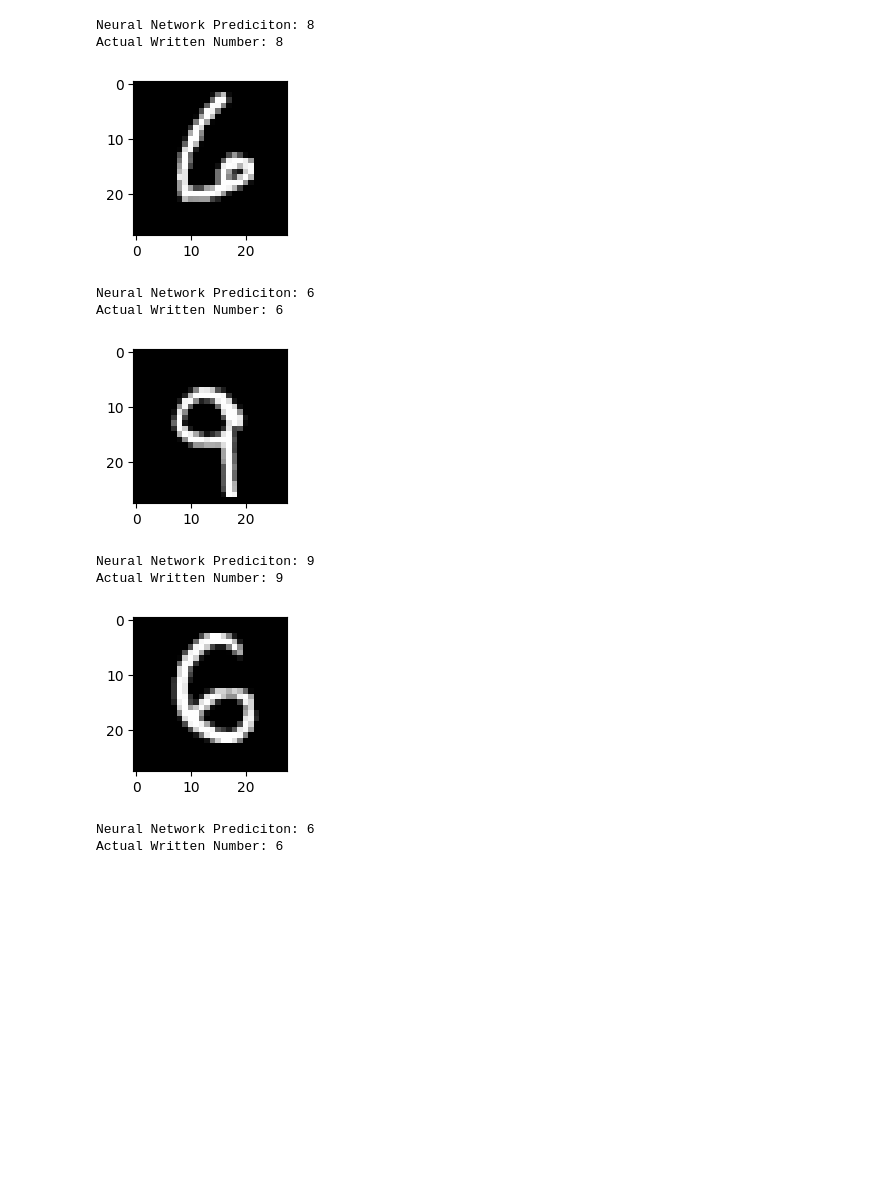
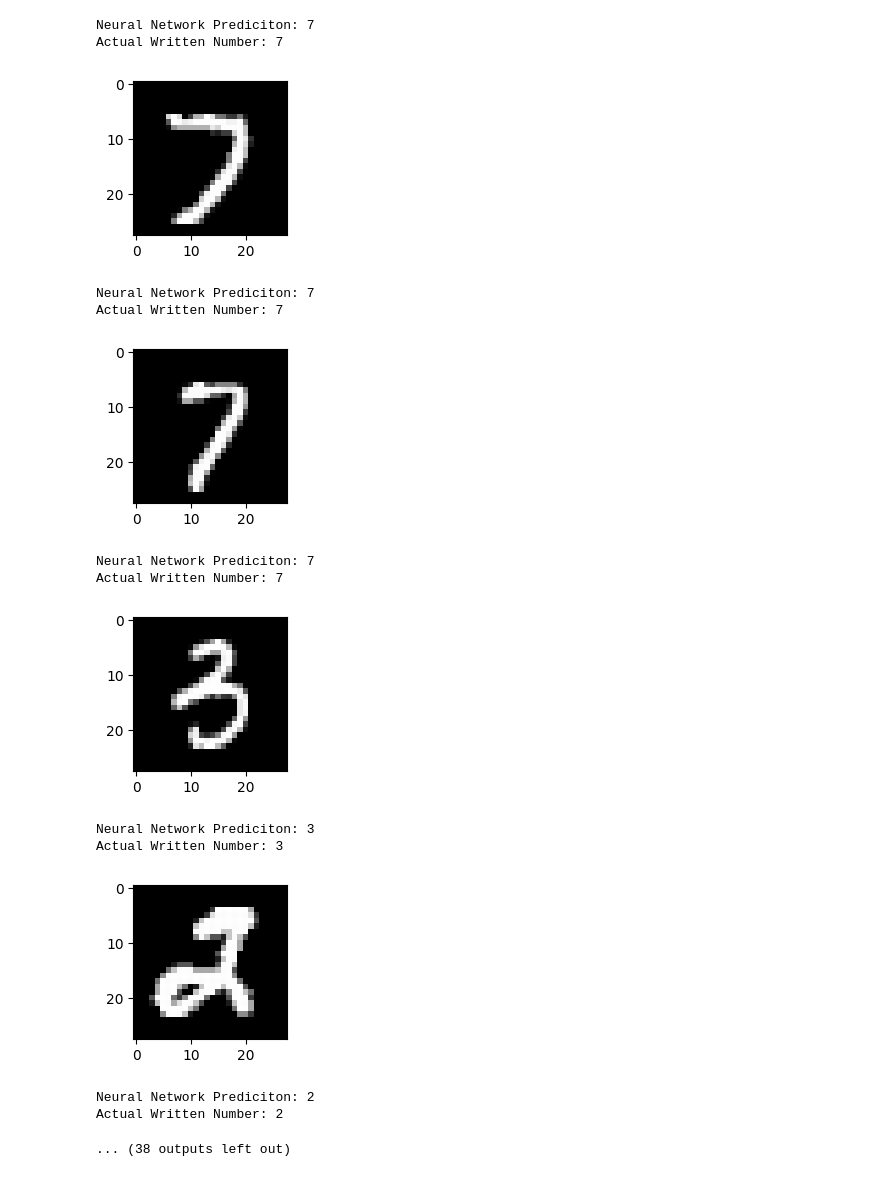
Before and after one commit to AdityaShelke29/Machine-Learning, a Jupyter notebook: CustomProjects/NeuralNetworkFromScratch/neuralnetworkcustom2.ipynb, the cells around one changed output. Cells and saved outputs as stored; diff of their text form; code cells hidden in the pictures; blank space fills up the shorter version.

```diff
--- a/CustomProjects/NeuralNetworkFromScratch/neuralnetworkcustom2.ipynb
+++ b/CustomProjects/NeuralNetworkFromScratch/neuralnetworkcustom2.ipynb
@@ -211,6 +211,11 @@ class Network(object):
         print("Neural Network Prediciton: " + str(calculated_output))
         print("Actual Written Number: " + str(test[1]) + "\n")
 
+        if (calculated_output == test[1]):
+            return 1
+        else:
+            return 0
+
     # ----------------------------------------------------------------------------------------------
 
     # FUNCTION 7: print2DArray()
@@ -281,7 +286,8 @@ test_data = list(test_data)
 
 validation_data = list(validation_data)
 
-network = Network([784, 30, 10])
+network = Network([784, 16, 16, 10])
+print("Training the Dataset Now")
 print("Epoch -1: {} / {}".format(str(network.evaluate(test_data)), len(test_data)))
 network.stochasticgradientdescent(training_data, 10, 10, 3.0, test_data = test_data)
 # %% [output]
@@ -314,9 +306,19 @@ Actual Written Number: 6
 # %%
-for x in range(5):
+random.shuffle(validation_data)
+sample_size = 25
+num_correct = 0
+
+for x in range(sample_size):
     image = np.array(validation_data[x][0], dtype = 'float')
     image = image.reshape((28, 28))
     plt.figure(figsize = (2, 2))
     plt.imshow(image, cmap = "gray")
     plt.show()
-    network.test_example(validation_data[x])
+
+    if (network.test_example(validation_data[x]) == 1):
+        num_correct = num_correct + 1
+
+print("Validation Data Test Overview")
+print("There were " + str(num_correct) + " correct predictions.")
+print("There were " + str(sample_size - num_correct) + " incorrect predictions.")
 # %% [output]
@@ -327,11 +329,15 @@ Actual Written Number: 3
-Neural Network Prediciton: 8
-Actual Written Number: 8
+Neural Network Prediciton: 7
+Actual Written Number: 7
-[figure, old version]
+[figure, new version]
-Neural Network Prediciton: 6
-Actual Written Number: 6
+Neural Network Prediciton: 7
+Actual Written Number: 7
-[figure, old version]
+[figure, new version]
-Neural Network Prediciton: 9
-Actual Written Number: 9
+Neural Network Prediciton: 7
+Actual Written Number: 7
-[figure, old version]
+[figure, new version]
-Neural Network Prediciton: 6
-Actual Written Number: 6
+Neural Network Prediciton: 3
+Actual Written Number: 3
+[figure, added]
+Neural Network Prediciton: 2
+Actual Written Number: 2
+... (38 outputs left out)
```
Also changed, not shown: parts of 2 cells of this notebook.
